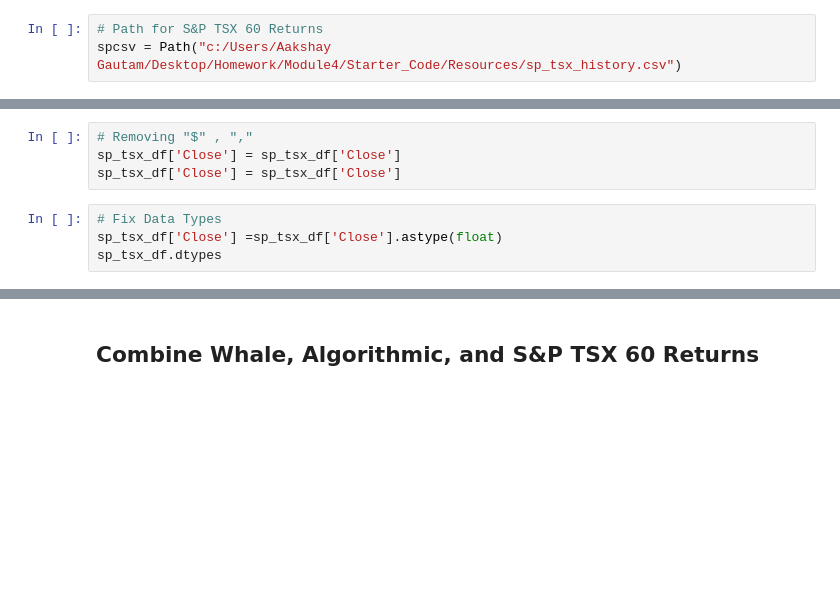
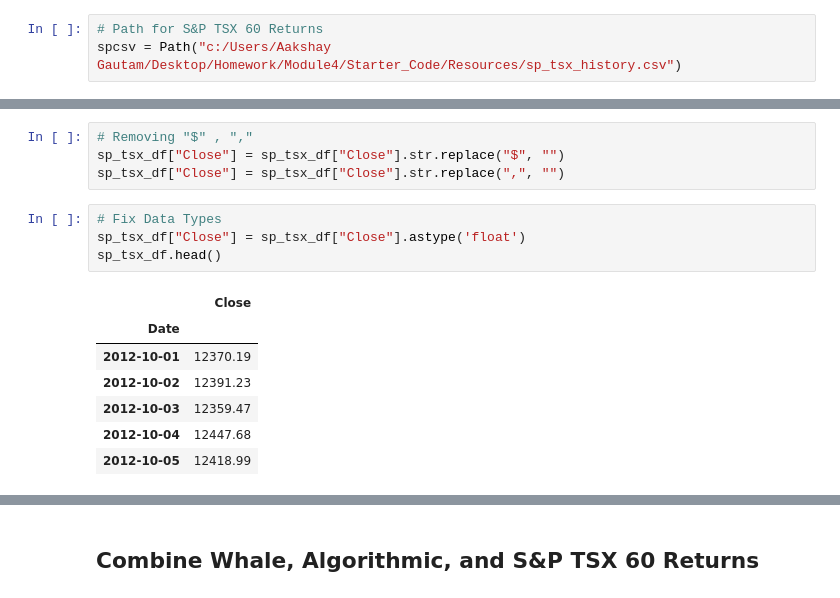
Before and after one commit to AceKingCapital/333, a Jupyter notebook: Starter_Code/whale_analysis.ipynb, the cells around one changed output, grey strips where cells are left out. Saved outputs shown, nothing was run; the diff lists cells and outputs as text; blank space fills up the shorter version.

```diff
--- a/Starter_Code/whale_analysis.ipynb
+++ b/Starter_Code/whale_analysis.ipynb
@@ -91,11 +170,19 @@ sp_tsx_df.dtypes
 # %%
 # Removing "$" , ","
-sp_tsx_df['Close'] = sp_tsx_df['Close']
-sp_tsx_df['Close'] = sp_tsx_df['Close']
+sp_tsx_df["Close"] = sp_tsx_df["Close"].str.replace("$", "")
+sp_tsx_df["Close"] = sp_tsx_df["Close"].str.replace(",", "")
 # %%
 # Fix Data Types
-sp_tsx_df['Close'] =sp_tsx_df['Close'].astype(float)
-sp_tsx_df.dtypes
+sp_tsx_df["Close"] = sp_tsx_df["Close"].astype('float')
+sp_tsx_df.head()
+# %% [output]
+|  | Close |
+| Date |  |
+| 2012-10-01 | 12370.19 |
+| 2012-10-02 | 12391.23 |
+| 2012-10-03 | 12359.47 |
+| 2012-10-04 | 12447.68 |
+| 2012-10-05 | 12418.99 |
 # %%
 # Calculate Daily Returns
 sp_tsx_daily = sp_tsx_df.pct_change()
```
Also changed, not shown: parts of 53 cells of this notebook.
